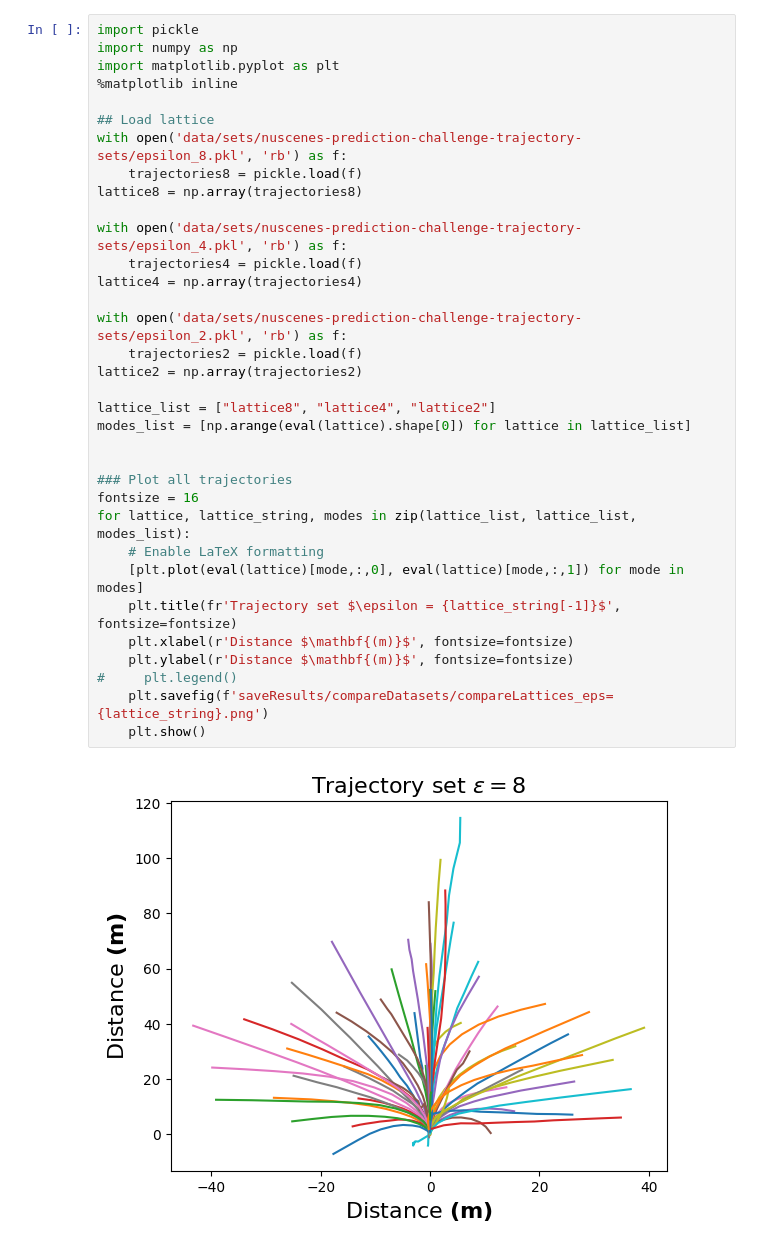
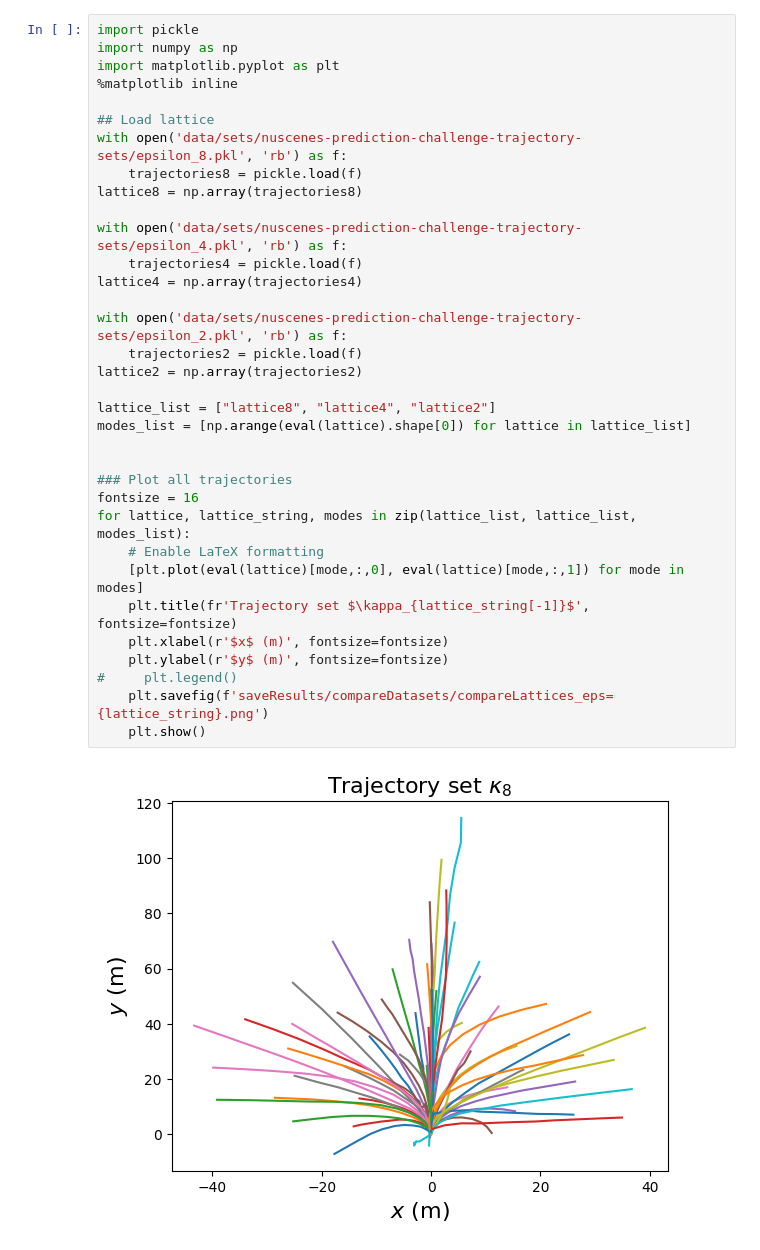
Before and after one commit to dolander1/nuscenes_dolander1, a Jupyter notebook: python-sdk/tutorials/compareLattice.ipynb, the cells around one changed output. Drawn from its saved outputs; the diff is of its cells as text.

Commit message:
better lattice images

```diff
--- a/python-sdk/tutorials/compareLattice.ipynb
+++ b/python-sdk/tutorials/compareLattice.ipynb
@@ -3,34 +3,34 @@ import pickle
 import numpy as np
 import matplotlib.pyplot as plt
 %matplotlib inline
 
 ## Load lattice
 with open('data/sets/nuscenes-prediction-challenge-trajectory-sets/epsilon_8.pkl', 'rb') as f:
     trajectories8 = pickle.load(f)
 lattice8 = np.array(trajectories8)
 
 with open('data/sets/nuscenes-prediction-challenge-trajectory-sets/epsilon_4.pkl', 'rb') as f:
     trajectories4 = pickle.load(f)
 lattice4 = np.array(trajectories4)
 
 with open('data/sets/nuscenes-prediction-challenge-trajectory-sets/epsilon_2.pkl', 'rb') as f:
     trajectories2 = pickle.load(f)
 lattice2 = np.array(trajectories2)
 
 lattice_list = ["lattice8", "lattice4", "lattice2"]
 modes_list = [np.arange(eval(lattice).shape[0]) for lattice in lattice_list]
 
 
 ### Plot all trajectories
 fontsize = 16
 for lattice, lattice_string, modes in zip(lattice_list, lattice_list, modes_list):
     # Enable LaTeX formatting
     [plt.plot(eval(lattice)[mode,:,0], eval(lattice)[mode,:,1]) for mode in modes]
-    plt.title(fr'Trajectory set $\epsilon = {lattice_string[-1]}$', fontsize=fontsize)
-    plt.xlabel(r'Distance $\mathbf{(m)}$', fontsize=fontsize)
-    plt.ylabel(r'Distance $\mathbf{(m)}$', fontsize=fontsize)
+    plt.title(fr'Trajectory set $\kappa_{lattice_string[-1]}$', fontsize=fontsize)
+    plt.xlabel(r'$x$ (m)', fontsize=fontsize)
+    plt.ylabel(r'$y$ (m)', fontsize=fontsize)
 #     plt.legend()
     plt.savefig(f'saveResults/compareDatasets/compareLattices_eps={lattice_string}.png')
     plt.show()
 # %% [output]
-[figure, old version]
+[figure, new version]
```
Also changed, not shown: parts of 1 cell of this notebook, 3 other files.
